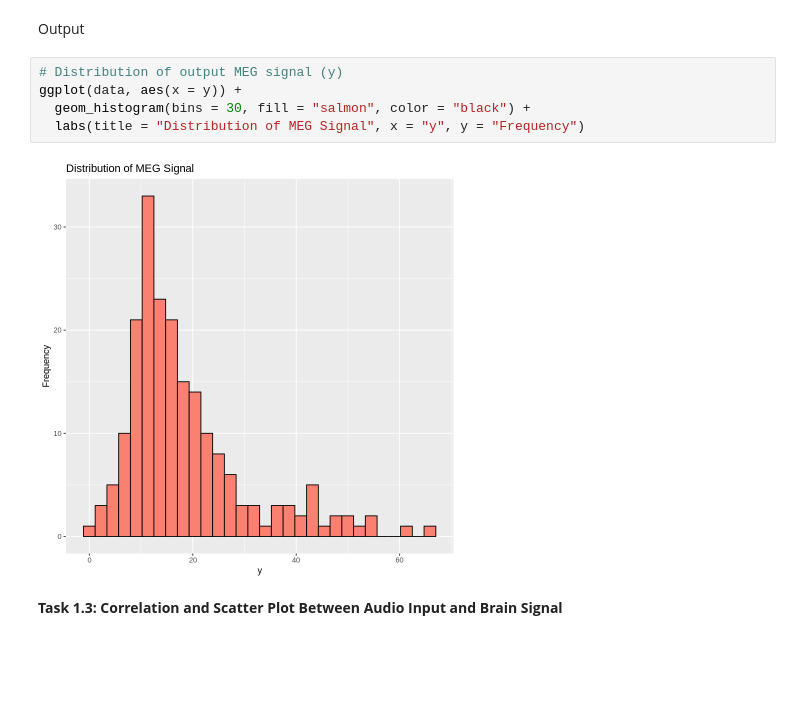
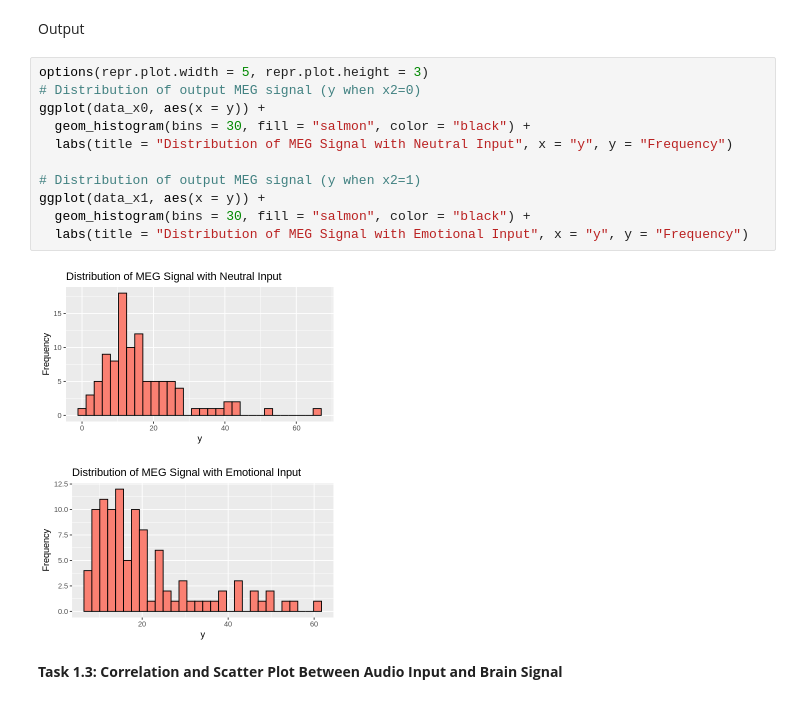
Before and after one commit to akpanitorobong/7089CEM---Statistical-methods-for-Data-Science, a Jupyter notebook: SMDS_CW.ipynb, the cells around one changed output. Saved outputs shown, nothing was run; the diff lists cells and outputs as text; blank space fills up the shorter version.

```diff
--- a/SMDS_CW.ipynb
+++ b/SMDS_CW.ipynb
@@ -129,12 +152,19 @@ ggplot(data_x1, aes(x = x1)) +
 # %% [markdown]
 Output
 # %%
-# Distribution of output MEG signal (y)
-ggplot(data, aes(x = y)) +
+options(repr.plot.width = 5, repr.plot.height = 3)
+# Distribution of output MEG signal (y when x2=0)
+ggplot(data_x0, aes(x = y)) +
   geom_histogram(bins = 30, fill = "salmon", color = "black") +
-  labs(title = "Distribution of MEG Signal", x = "y", y = "Frequency")
+  labs(title = "Distribution of MEG Signal with Neutral Input", x = "y", y = "Frequency")
+
+# Distribution of output MEG signal (y when x2=1)
+ggplot(data_x1, aes(x = y)) +
+  geom_histogram(bins = 30, fill = "salmon", color = "black") +
+  labs(title = "Distribution of MEG Signal with Emotional Input", x = "y", y = "Frequency")
 # %% [output]
-[figure, old version]
+[figure, new version]
+[figure, added]
 # %% [markdown]
 **Task 1.3: Correlation and Scatter Plot Between Audio Input and Brain Signal**
 # %%
```
Also changed, not shown: parts of 56 cells of this notebook.
